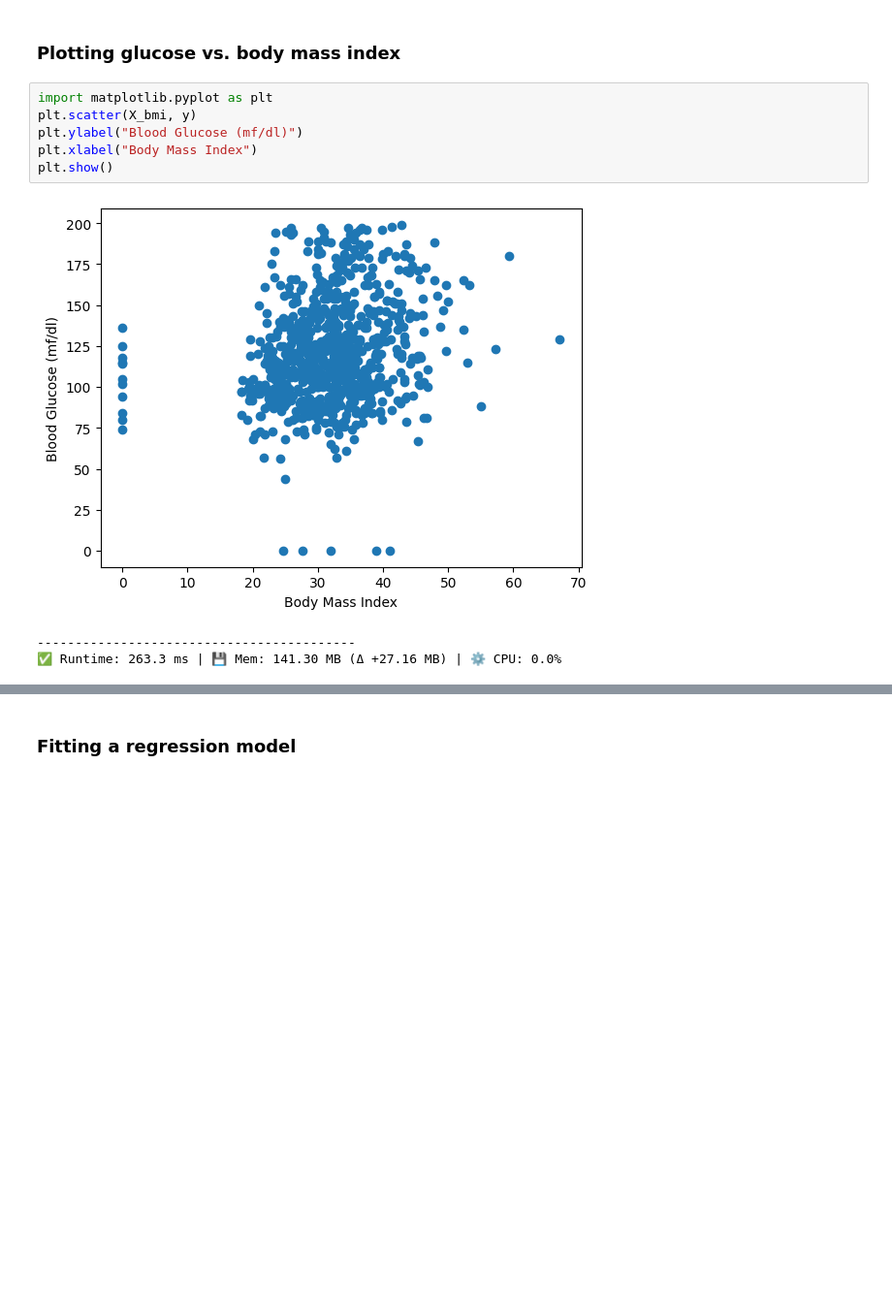
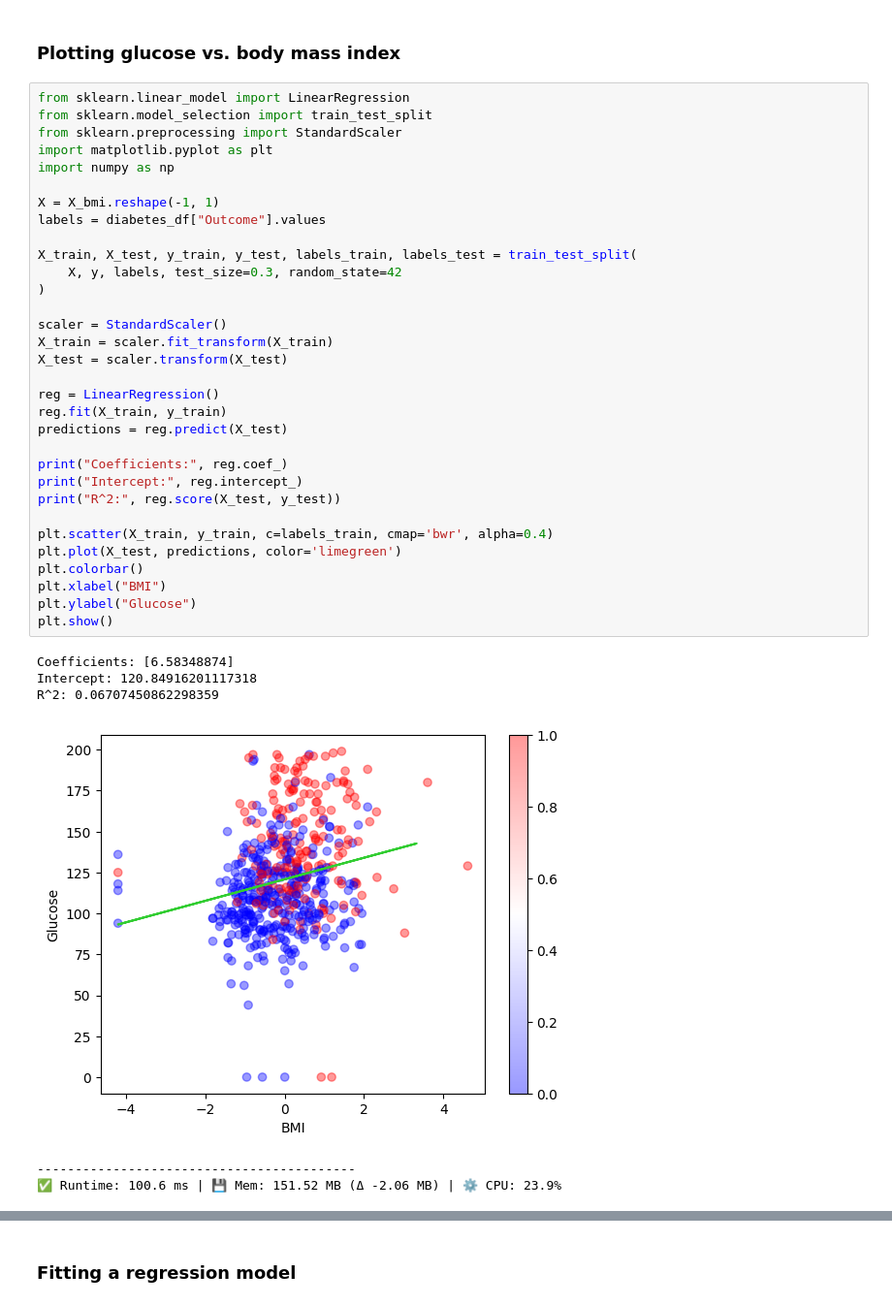
Before and after one commit to yusufjonc07/ML-learning, a Jupyter notebook: LinearRegression-diabetes.ipynb, the cells around one changed output, grey strips where cells are left out. Shown at 97% size. Saved outputs shown, nothing was run; the diff lists cells and outputs as text; blank space fills up the shorter version.

```diff
--- a/LinearRegression-diabetes.ipynb
+++ b/LinearRegression-diabetes.ipynb
@@ -45,12 +64,41 @@ X_bmi.shape
 # %% [markdown]
 ### Plotting glucose vs. body mass index
 # %%
+from sklearn.linear_model import LinearRegression
+from sklearn.model_selection import train_test_split
+from sklearn.preprocessing import StandardScaler
 import matplotlib.pyplot as plt
-plt.scatter(X_bmi, y)
-plt.ylabel("Blood Glucose (mf/dl)")
-plt.xlabel("Body Mass Index")
+import numpy as np
+
+X = X_bmi.reshape(-1, 1)
+labels = diabetes_df["Outcome"].values
+
+X_train, X_test, y_train, y_test, labels_train, labels_test = train_test_split(
+    X, y, labels, test_size=0.3, random_state=42
+)
+
+scaler = StandardScaler()
+X_train = scaler.fit_transform(X_train)
+X_test = scaler.transform(X_test)
+
+reg = LinearRegression()
+reg.fit(X_train, y_train)
+predictions = reg.predict(X_test)
+
+print("Coefficients:", reg.coef_)
+print("Intercept:", reg.intercept_)
+print("R^2:", reg.score(X_test, y_test))
+
+plt.scatter(X_train, y_train, c=labels_train, cmap='bwr', alpha=0.4)
+plt.plot(X_test, predictions, color='limegreen')
+plt.colorbar()
+plt.xlabel("BMI")
+plt.ylabel("Glucose")
 plt.show()
 # %% [output]
+Coefficients: [6.58348874]
+Intercept: 120.84916201117318
+R^2: 0.06707450862298359
-[figure, old version]
+[figure, new version]
-------------------------------------------
-✅ Runtime: 263.3 ms | 💾 Mem: 141.30 MB (Δ +27.16 MB) | ⚙️ CPU: 0.0%
+------------------------------------------
+✅ Runtime: 100.6 ms | 💾 Mem: 151.52 MB (Δ -2.06 MB) | ⚙️ CPU: 23.9%
```
Also changed, not shown: parts of 6 cells of this notebook.
